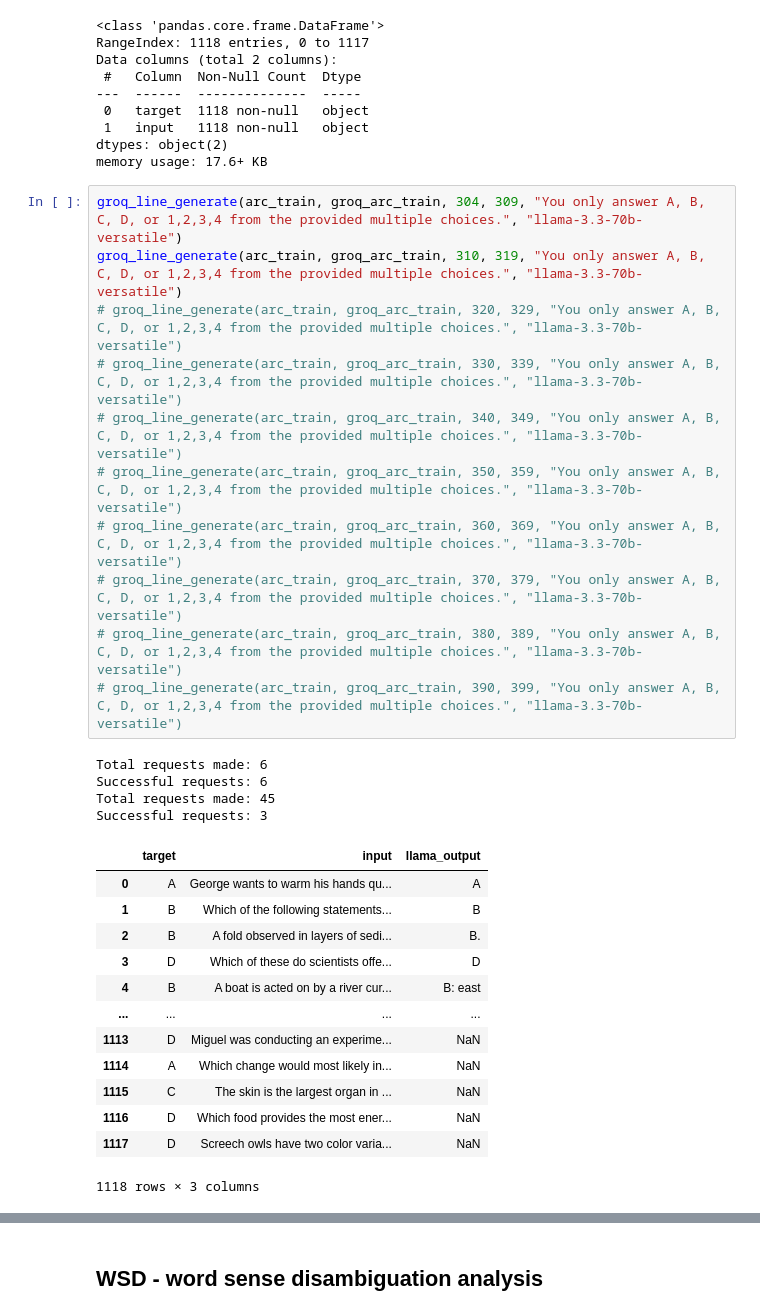
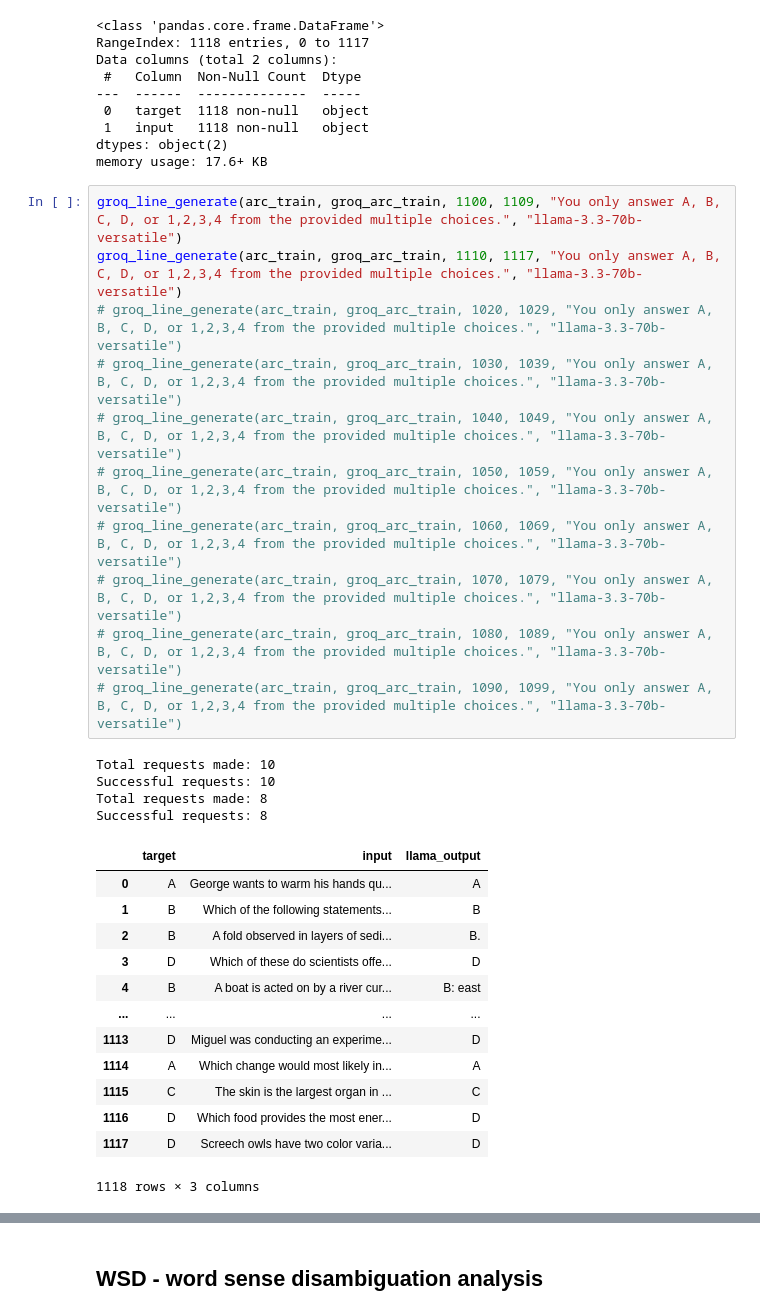
Before and after one commit to ezishr/Undergraduate-Research, a Jupyter notebook: Check points/ARC-Challenge/ARC-Challenge.ipynb, the cells around one changed output, grey strips where cells are left out. Drawn from its saved outputs; the diff is of its cells as text.

Commit message:
done groq arc challenge

```diff
--- a/Check points/ARC-Challenge/ARC-Challenge.ipynb
+++ b/Check points/ARC-Challenge/ARC-Challenge.ipynb
@@ -960,32 +960,32 @@ Data columns (total 2 columns):
 dtypes: object(2)
 memory usage: 17.6+ KB
 # %%
-groq_line_generate(arc_train, groq_arc_train, 304, 309, "You only answer A, B, C, D, or 1,2,3,4 from the provided multiple choices.", "llama-3.3-70b-versatile")
-groq_line_generate(arc_train, groq_arc_train, 310, 319, "You only answer A, B, C, D, or 1,2,3,4 from the provided multiple choices.", "llama-3.3-70b-versatile")
-# groq_line_generate(arc_train, groq_arc_train, 320, 329, "You only answer A, B, C, D, or 1,2,3,4 from the provided multiple choices.", "llama-3.3-70b-versatile")
-# groq_line_generate(arc_train, groq_arc_train, 330, 339, "You only answer A, B, C, D, or 1,2,3,4 from the provided multiple choices.", "llama-3.3-70b-versatile")
-# groq_line_generate(arc_train, groq_arc_train, 340, 349, "You only answer A, B, C, D, or 1,2,3,4 from the provided multiple choices.", "llama-3.3-70b-versatile")
-# groq_line_generate(arc_train, groq_arc_train, 350, 359, "You only answer A, B, C, D, or 1,2,3,4 from the provided multiple choices.", "llama-3.3-70b-versatile")
-# groq_line_generate(arc_train, groq_arc_train, 360, 369, "You only answer A, B, C, D, or 1,2,3,4 from the provided multiple choices.", "llama-3.3-70b-versatile")
-# groq_line_generate(arc_train, groq_arc_train, 370, 379, "You only answer A, B, C, D, or 1,2,3,4 from the provided multiple choices.", "llama-3.3-70b-versatile")
-# groq_line_generate(arc_train, groq_arc_train, 380, 389, "You only answer A, B, C, D, or 1,2,3,4 from the provided multiple choices.", "llama-3.3-70b-versatile")
-# groq_line_generate(arc_train, groq_arc_train, 390, 399, "You only answer A, B, C, D, or 1,2,3,4 from the provided multiple choices.", "llama-3.3-70b-versatile")
+groq_line_generate(arc_train, groq_arc_train, 1100, 1109, "You only answer A, B, C, D, or 1,2,3,4 from the provided multiple choices.", "llama-3.3-70b-versatile")
+groq_line_generate(arc_train, groq_arc_train, 1110, 1117, "You only answer A, B, C, D, or 1,2,3,4 from the provided multiple choices.", "llama-3.3-70b-versatile")
+# groq_line_generate(arc_train, groq_arc_train, 1020, 1029, "You only answer A, B, C, D, or 1,2,3,4 from the provided multiple choices.", "llama-3.3-70b-versatile")
+# groq_line_generate(arc_train, groq_arc_train, 1030, 1039, "You only answer A, B, C, D, or 1,2,3,4 from the provided multiple choices.", "llama-3.3-70b-versatile")
+# groq_line_generate(arc_train, groq_arc_train, 1040, 1049, "You only answer A, B, C, D, or 1,2,3,4 from the provided multiple choices.", "llama-3.3-70b-versatile")
+# groq_line_generate(arc_train, groq_arc_train, 1050, 1059, "You only answer A, B, C, D, or 1,2,3,4 from the provided multiple choices.", "llama-3.3-70b-versatile")
+# groq_line_generate(arc_train, groq_arc_train, 1060, 1069, "You only answer A, B, C, D, or 1,2,3,4 from the provided multiple choices.", "llama-3.3-70b-versatile")
+# groq_line_generate(arc_train, groq_arc_train, 1070, 1079, "You only answer A, B, C, D, or 1,2,3,4 from the provided multiple choices.", "llama-3.3-70b-versatile")
+# groq_line_generate(arc_train, groq_arc_train, 1080, 1089, "You only answer A, B, C, D, or 1,2,3,4 from the provided multiple choices.", "llama-3.3-70b-versatile")
+# groq_line_generate(arc_train, groq_arc_train, 1090, 1099, "You only answer A, B, C, D, or 1,2,3,4 from the provided multiple choices.", "llama-3.3-70b-versatile")
 # %% [output]
-Total requests made: 6
-Successful requests: 6
-Total requests made: 45
-Successful requests: 3
+Total requests made: 10
+Successful requests: 10
+Total requests made: 8
+Successful requests: 8
 |  | target | input | llama_output |
 | 0 | A | George wants to warm his hands qu... | A |
 | 1 | B | Which of the following statements... | B |
 | 2 | B | A fold observed in layers of sedi... | B. |
 | 3 | D | Which of these do scientists offe... | D |
 | 4 | B | A boat is acted on by a river cur... | B: east |
 | ... | ... | ... | ... |
-| 1113 | D | Miguel was conducting an experime... | NaN |
-| 1114 | A | Which change would most likely in... | NaN |
-| 1115 | C | The skin is the largest organ in ... | NaN |
-| 1116 | D | Which food provides the most ener... | NaN |
-| 1117 | D | Screech owls have two color varia... | NaN |
+| 1113 | D | Miguel was conducting an experime... | D |
+| 1114 | A | Which change would most likely in... | A |
+| 1115 | C | The skin is the largest organ in ... | C |
+| 1116 | D | Which food provides the most ener... | D |
+| 1117 | D | Screech owls have two color varia... | D |
 1118 rows × 3 columns
 # %%
```
Also changed, not shown: parts of 4 cells of this notebook, 1 other file.
